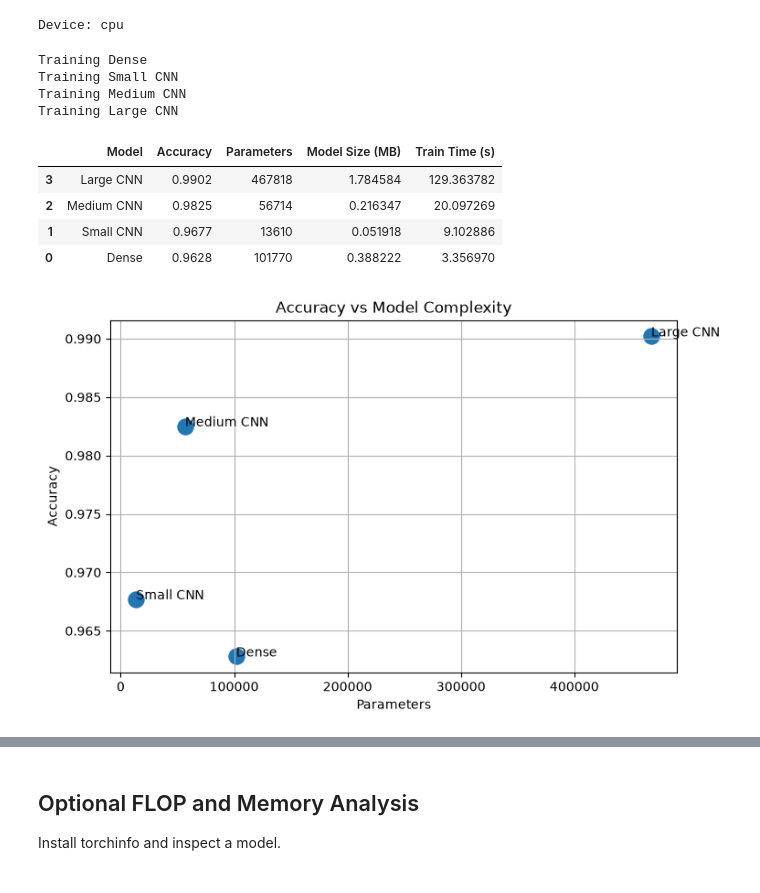
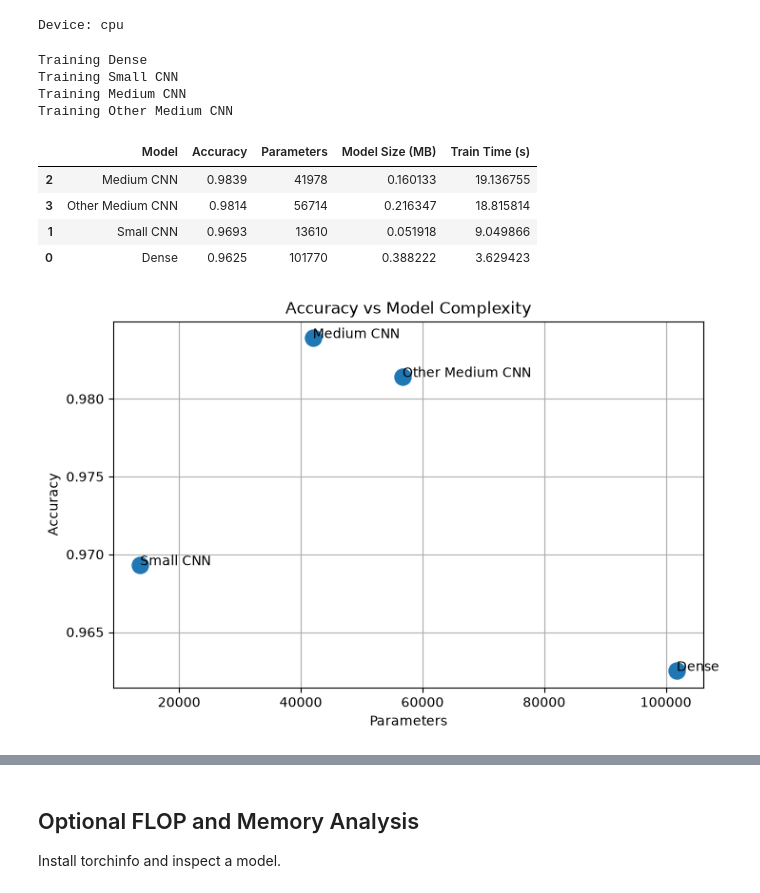
Before and after one commit to jmasaschi/cosc470_2026, a Jupyter notebook: startingpoints/lab6.ipynb, the cells around one changed output, grey strips where cells are left out. Cells and saved outputs as stored; diff of their text form; code cells hidden in the pictures.

```diff
--- a/startingpoints/lab6.ipynb
+++ b/startingpoints/lab6.ipynb
@@ -82,8 +82,30 @@ class SmallCNN(nn.Module):
 
     def forward(self,x):
         return self.network(x)
+# %%
+class MediumCNN(nn.Module):
+    def __init__(self):
+        super().__init__()
+        self.features = nn.Sequential(
+            nn.Conv2d(1,16,5),
+            nn.ReLU(),
+            nn.MaxPool2d(2),
+            nn.Conv2d(16,32,5),
+            nn.ReLU(),
+            nn.MaxPool2d(2)
+        )
+
+        self.classifier = nn.Sequential(
+            nn.Flatten(),
+            nn.Linear(32*4*4,64),
+            nn.ReLU(),
+            nn.Linear(64,10)
+        )
+
+    def forward(self,x):
+        return self.classifier(self.features(x))
 # %%
-class MediumCNN(nn.Module):
+class MediumCNN2(nn.Module):
     def __init__(self):
         super().__init__()
         self.features = nn.Sequential(
@@ -176,39 +198,40 @@ models = {
     "Dense": DenseNet(),
     "Small CNN": SmallCNN(),
     "Medium CNN": MediumCNN(),
-    "Large CNN": LargeCNN()
+    "Other Medium CNN": MediumCNN2()
+    #"Large CNN": LargeCNN()
 }
 
 results = []
 
 for name, model in models.items():
 
     print(f"Training {name}")
 
     accuracy, train_time = train_and_evaluate(model, epochs=3)
 
     params = count_params(model)
 
     results.append({
         "Model": name,
         "Accuracy": accuracy,
         "Parameters": params,
         "Model Size (MB)": params * 4 / (1024**2),
         "Train Time (s)": train_time
     })
 
 df = pd.DataFrame(results)
 df.sort_values("Accuracy", ascending=False)
 # %% [output]
 Training Dense
 Training Small CNN
 Training Medium CNN
-Training Large CNN
+Training Other Medium CNN
 |  | Model | Accuracy | Parameters | Model Size (MB) | Train Time (s) |
-| 3 | Large CNN | 0.9902 | 467818 | 1.784584 | 129.363782 |
-| 2 | Medium CNN | 0.9825 | 56714 | 0.216347 | 20.097269 |
-| 1 | Small CNN | 0.9677 | 13610 | 0.051918 | 9.102886 |
-| 0 | Dense | 0.9628 | 101770 | 0.388222 | 3.356970 |
+| 2 | Medium CNN | 0.9839 | 41978 | 0.160133 | 19.136755 |
+| 3 | Other Medium CNN | 0.9814 | 56714 | 0.216347 | 18.815814 |
+| 1 | Small CNN | 0.9693 | 13610 | 0.051918 | 9.049866 |
+| 0 | Dense | 0.9625 | 101770 | 0.388222 | 3.629423 |
 # %%
 plt.figure(figsize=(8,5))
 plt.scatter(df["Parameters"], df["Accuracy"], s=150)
@@ -222,7 +245,7 @@ plt.title("Accuracy vs Model Complexity")
 plt.grid(True)
 plt.show()
 # %% [output]
-[figure, old version]
+[figure, new version]
 # %%
 fig, ax = plt.subplots(1,2, figsize=(12,5))
 
```
Also changed, not shown: parts of 2 cells of this notebook.
